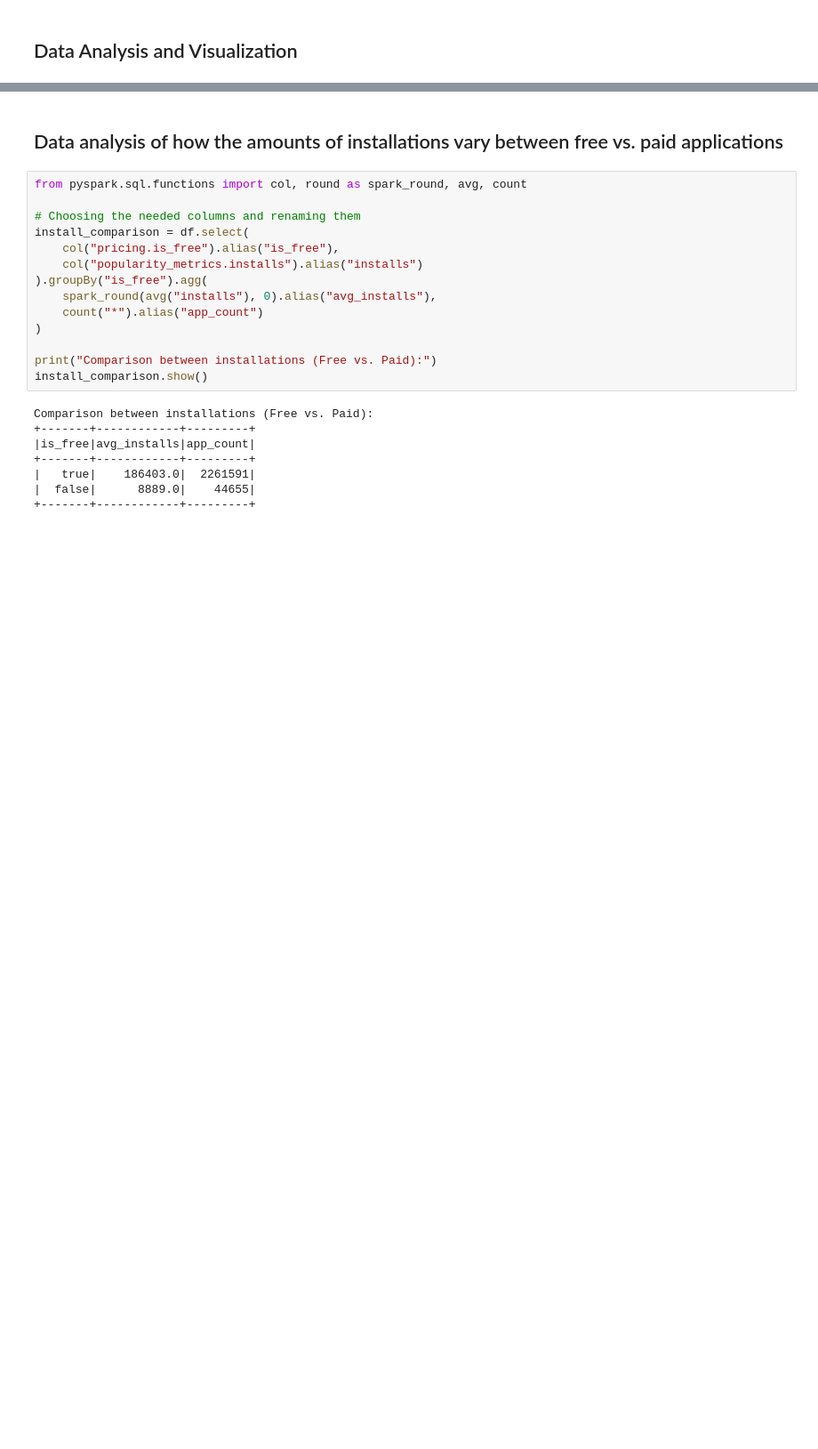
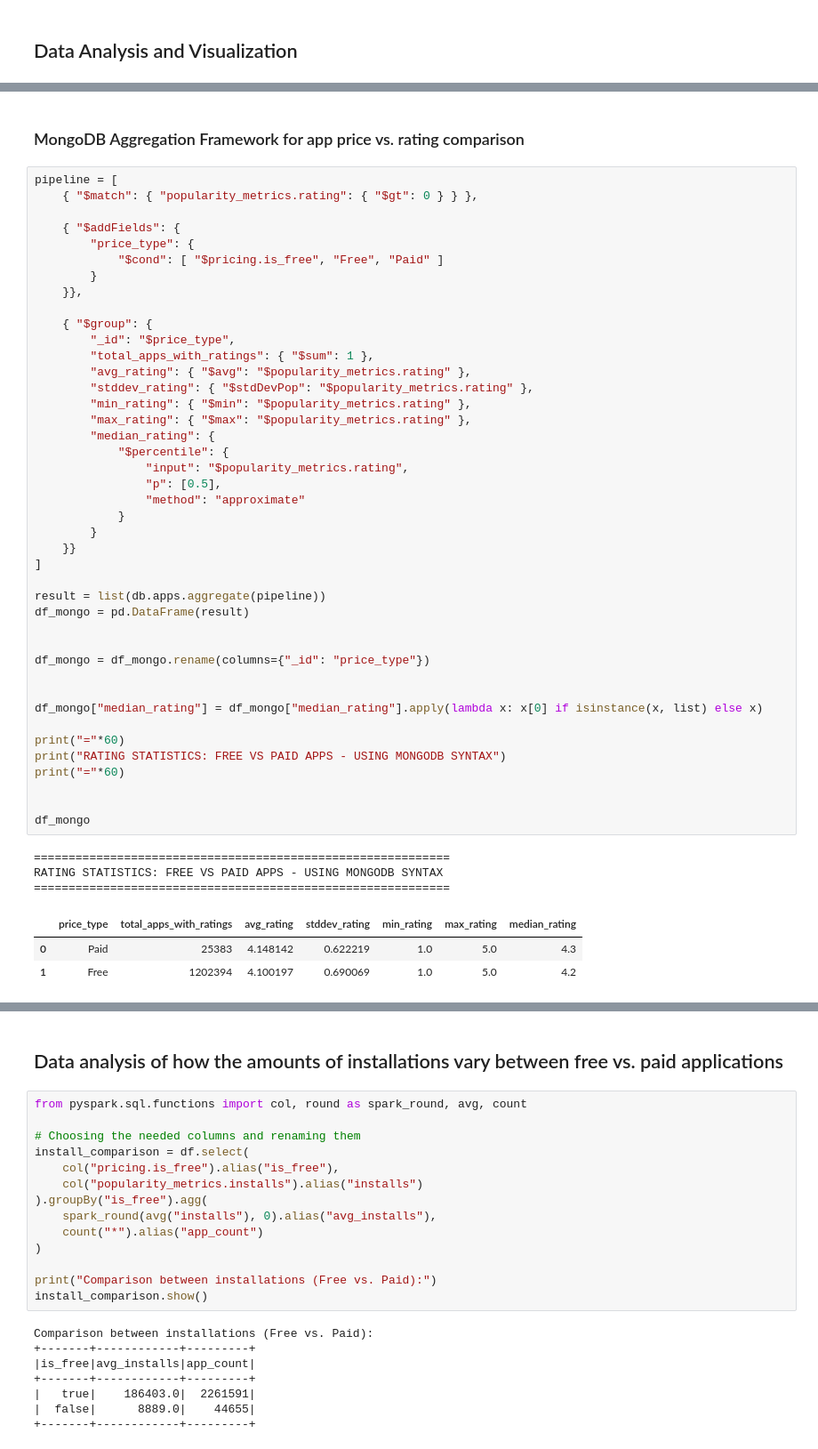
Before and after one commit to LottaSofiaK/Group22, a Jupyter notebook: Group_22_analysis_and_visualization.ipynb, the cells around one changed output, grey strips where cells are left out. Shown at 89% size. Cells and saved outputs as stored; diff of their text form; blank space fills up the shorter version.

```diff
--- a/Group_22_analysis_and_visualization.ipynb
+++ b/Group_22_analysis_and_visualization.ipynb
@@ -388,0 +571,51 @@ Spark SQL was 1.03x faster
+# %% [markdown]
+### MongoDB Aggregation Framework for app price vs. rating comparison
+# %%
+pipeline = [
+    { "$match": { "popularity_metrics.rating": { "$gt": 0 } } },
+
+    { "$addFields": {
+        "price_type": {
+            "$cond": [ "$pricing.is_free", "Free", "Paid" ]
+        }
+    }},
+
+    { "$group": {
+        "_id": "$price_type",
+        "total_apps_with_ratings": { "$sum": 1 },
+        "avg_rating": { "$avg": "$popularity_metrics.rating" },
+        "stddev_rating": { "$stdDevPop": "$popularity_metrics.rating" },
+        "min_rating": { "$min": "$popularity_metrics.rating" },
+        "max_rating": { "$max": "$popularity_metrics.rating" },
+        "median_rating": {
+            "$percentile": {
+                "input": "$popularity_metrics.rating",
+                "p": [0.5],
+                "method": "approximate"
+            }
+        }
+    }}
+]
+
+result = list(db.apps.aggregate(pipeline))
+df_mongo = pd.DataFrame(result)
+
+
+df_mongo = df_mongo.rename(columns={"_id": "price_type"})
+
+
+df_mongo["median_rating"] = df_mongo["median_rating"].apply(lambda x: x[0] if isinstance(x, list) else x)
+
+print("="*60)
+print("RATING STATISTICS: FREE VS PAID APPS - USING MONGODB SYNTAX")
+print("="*60)
+
+
+df_mongo
+# %% [output]
+============================================================
+RATING STATISTICS: FREE VS PAID APPS - USING MONGODB SYNTAX
+============================================================
+|  | price_type | total_apps_with_ratings | avg_rating | stddev_rating | min_rating | max_rating | median_rating |
+| 0 | Paid | 25383 | 4.148142 | 0.622219 | 1.0 | 5.0 | 4.3 |
+| 1 | Free | 1202394 | 4.100197 | 0.690069 | 1.0 | 5.0 | 4.2 |
```
Also changed, not shown: parts of 18 cells of this notebook, 1 other file.
